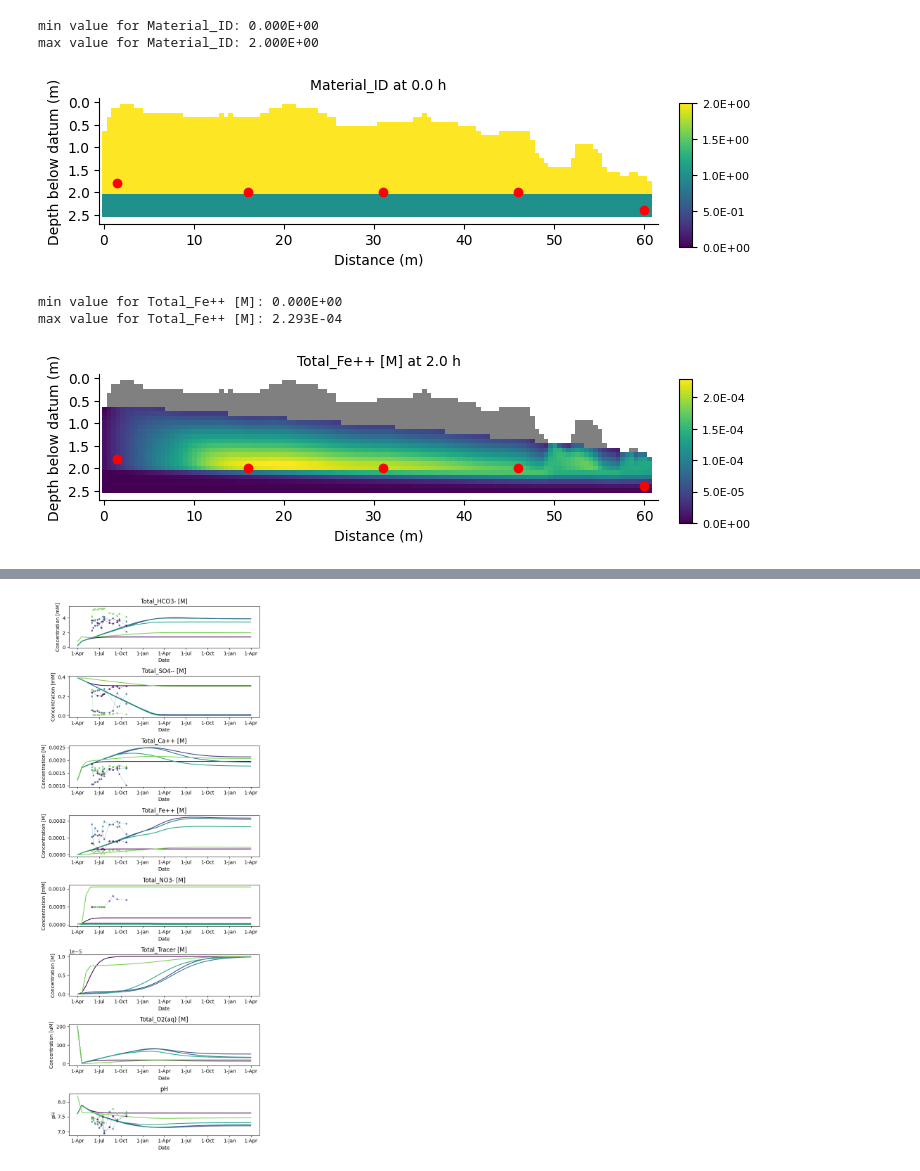
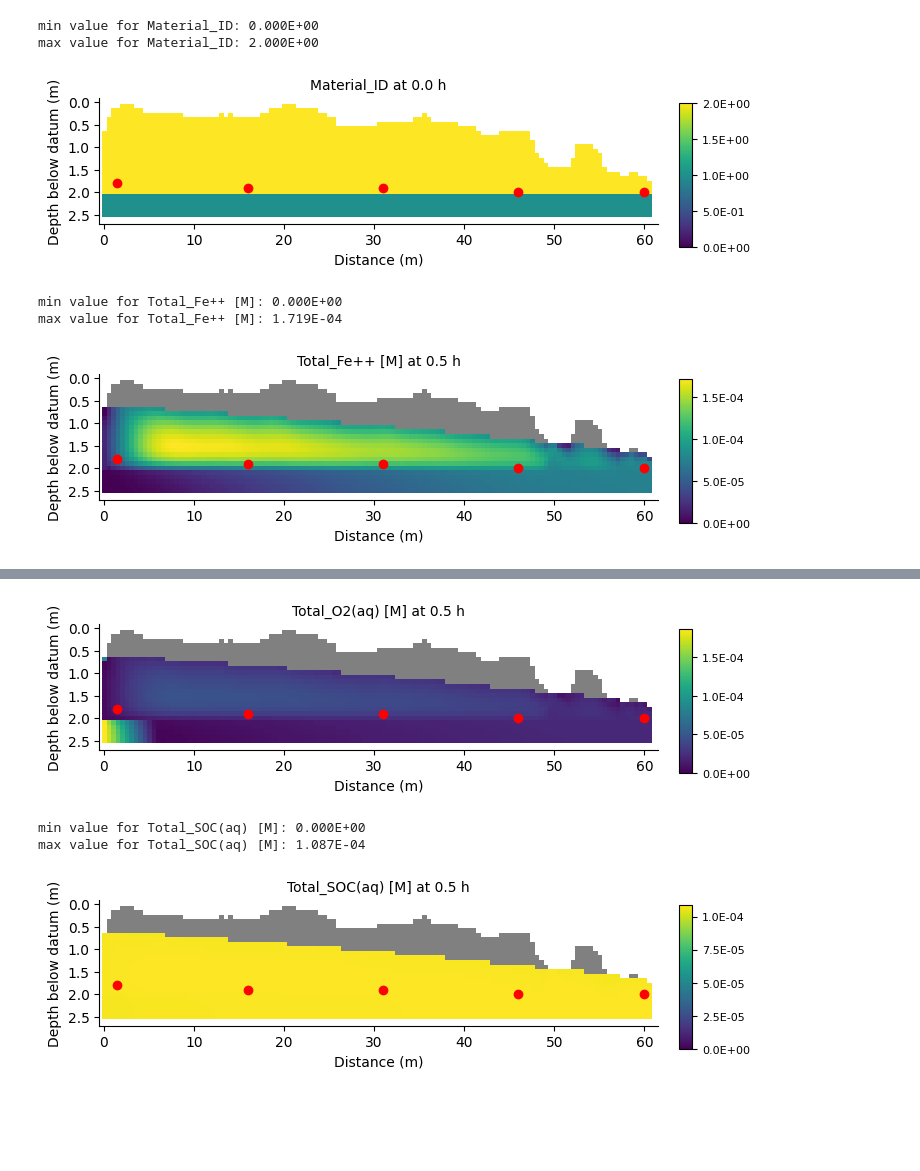
Before and after one commit to deweycw/dewey-etal_meanders, a Jupyter notebook: calibration/check_calibration_results.ipynb, the cells around one changed output, grey strips where cells are left out. Saved outputs shown, nothing was run; the diff lists cells and outputs as text; code cells hidden in the pictures; blank space fills up the shorter version.

```diff
--- a/calibration/check_calibration_results.ipynb
+++ b/calibration/check_calibration_results.ipynb
@@ -90,7 +90,7 @@ def get_depths_dists(transect):
     else:
         distances = [1.5, 16, 31, 46, 60.]
         #depths = [1.7,2.0,2.1,2.4,2.5]
-        depths = [1.8,2.0,2.0,2.0,2.4]
+        depths = [1.8,1.9,1.9,2.0,2.0]
 
     return depths, distances
 
@@ -111,6 +111,8 @@ locs = [(i,d) for i, d in zip(distances,depths)]
 spin_p.get_material_ids(locs=locs)
 
 spin_p.plot_at_time(component=components[3],time_t=times[-1],locs=locs,show_unsat=False)
+spin_p.plot_at_time(component='Total_O2(aq) [M]',time_t=times[-1],locs=locs,show_unsat=False)
+spin_p.plot_at_time(component='Total_SOC(aq) [M]',time_t=times[-1],locs=locs,show_unsat=False)
 
 fig, axs = plt.subplots(len(components),1, figsize= (6.5,16))
 startdate = np.datetime64('2019-04-01')
@@ -126,7 +128,7 @@ print(f"Saved → {Path(RUN_PATH, f'{RUN_ID}_spin_timeseries.png')}")
 # %% [output]
 min value for Material_ID: 0.000E+00
 max value for Material_ID: 2.000E+00
-[figure, old version]
+[figure, new version]
 min value for Total_Fe++ [M]: 0.000E+00
-max value for Total_Fe++ [M]: 2.293E-04
+max value for Total_Fe++ [M]: 1.719E-04
-[figure, old version]
+[figure, new version]
@@ -135 +137,4 @@ Saved → /Users/christiandewey/Code/dewey-etal_meanders/calibration/run_manual_
-[figure, old version]
+[figure, new version]
+min value for Total_SOC(aq) [M]: 0.000E+00
+max value for Total_SOC(aq) [M]: 1.087E-04
+[figure, added]
```
Also changed, not shown: parts of 5 cells of this notebook, 22 other files.
